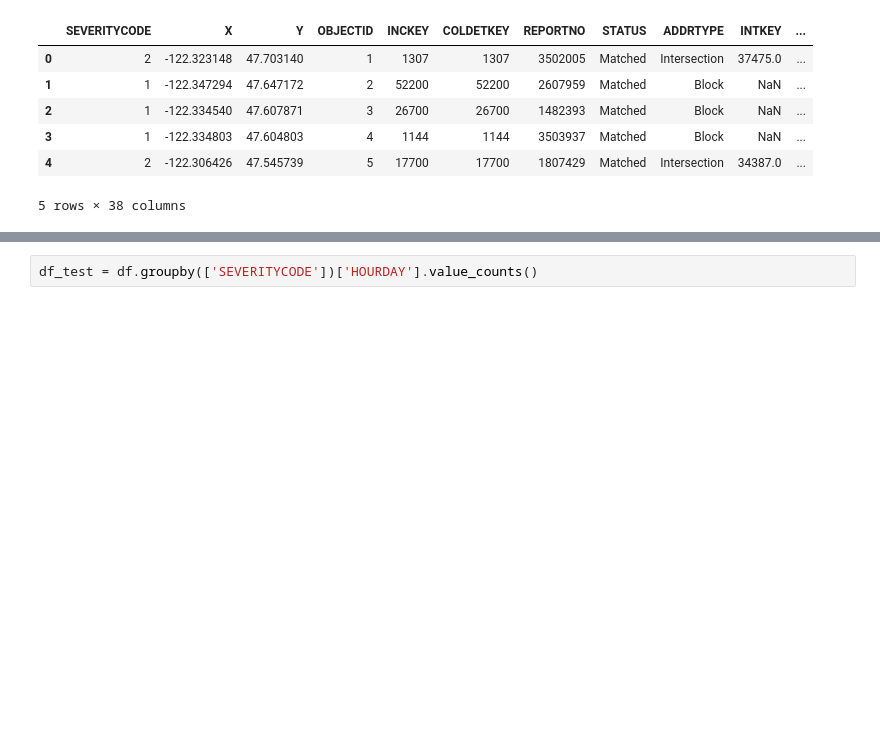
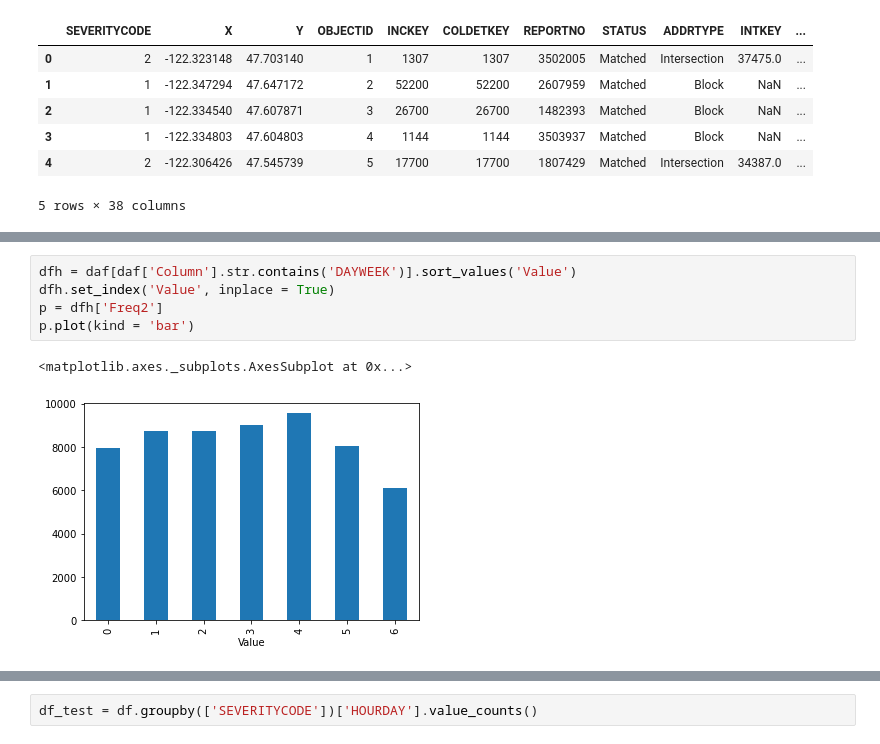
Before and after one commit to jearizaa/DataScience_AI_ML, a Jupyter notebook: Data Science Capstone.ipynb, the cells around one changed output, grey strips where cells are left out. Cells and saved outputs as stored; diff of their text form; blank space fills up the shorter version.

```diff
--- a/Data Science Capstone.ipynb
+++ b/Data Science Capstone.ipynb
@@ -143,0 +227,8 @@ MONTH
+# %%
+dfh = daf[daf['Column'].str.contains('DAYWEEK')].sort_values('Value')
+dfh.set_index('Value', inplace = True)
+p = dfh['Freq2']
+p.plot(kind = 'bar')
+# %% [output]
+<matplotlib.axes._subplots.AxesSubplot at 0x...>
+[figure, added]
```
Also changed, not shown: parts of 24 cells of this notebook, 1 other file.
